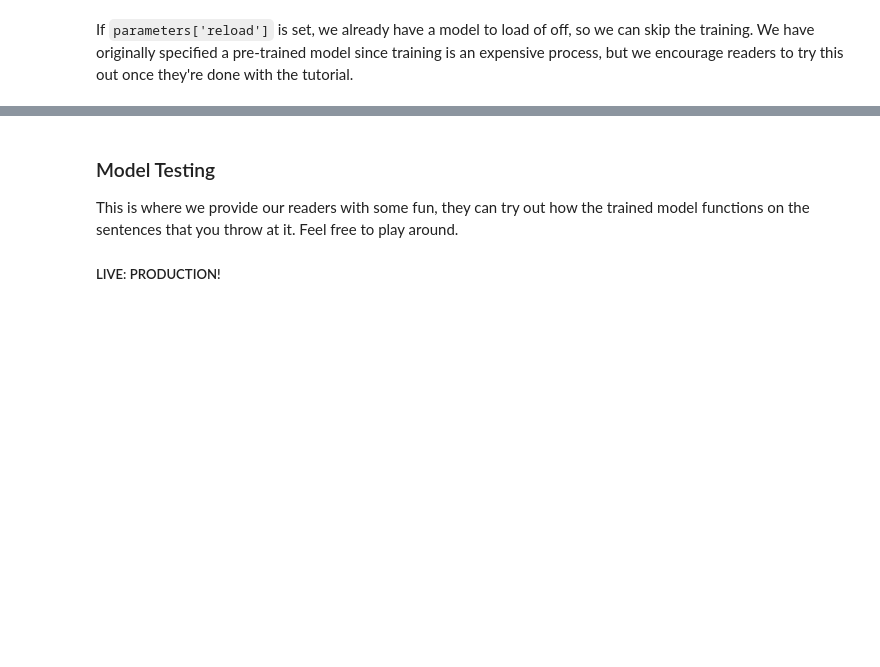
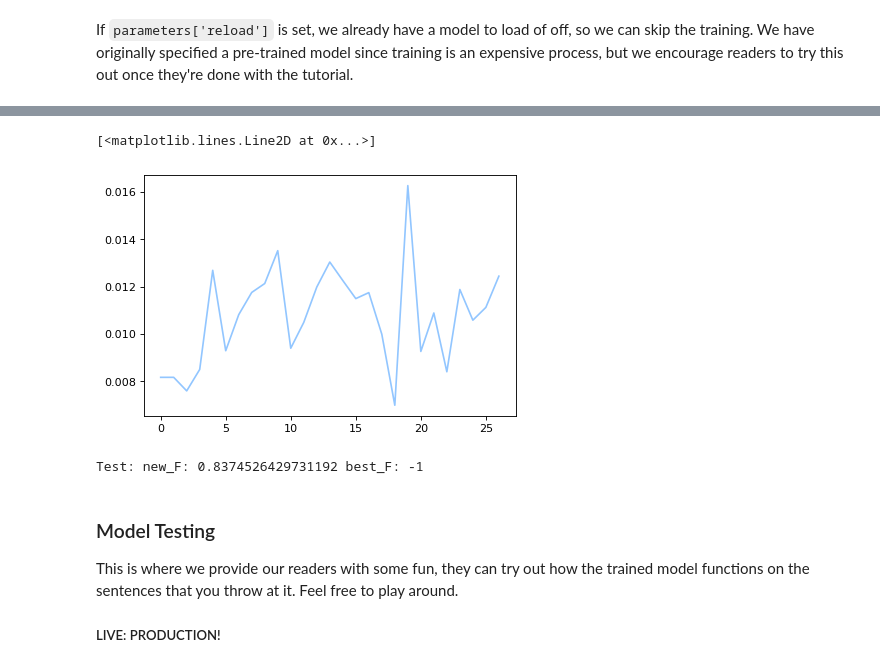
Before and after one commit to PengHongyiNTU/NLP-Assignment-2-Base, a Jupyter notebook: Named_Entity_Recognition-LSTM-CNN-CRF-Tutorial.ipynb, the cells around one changed output, grey strips where cells are left out. Saved outputs shown, nothing was run; the diff lists cells and outputs as text; code cells hidden in the pictures; blank space fills up the shorter version.

```diff
--- a/Named_Entity_Recognition-LSTM-CNN-CRF-Tutorial.ipynb
+++ b/Named_Entity_Recognition-LSTM-CNN-CRF-Tutorial.ipynb
@@ -1306,3 +1314,13 @@ if not parameters['reload']:
+# %%
+losses_numpy = list(map(lambda x: x.cpu().numpy(), losses))
+plt.plot(losses_numpy)
+# %% [output]
+[<matplotlib.lines.Line2D at 0x...>]
+[figure, added]
+# %%
+best_test_F, new_test_F, _ = evaluating(model, test_data, -1,"Test")
+# %% [output]
+Test: new_F: 0.8374526429731192 best_F: -1
 # %% [markdown]
 ### Model Testing
 
```
Also changed, not shown: parts of 4 cells of this notebook, 3 other files.
